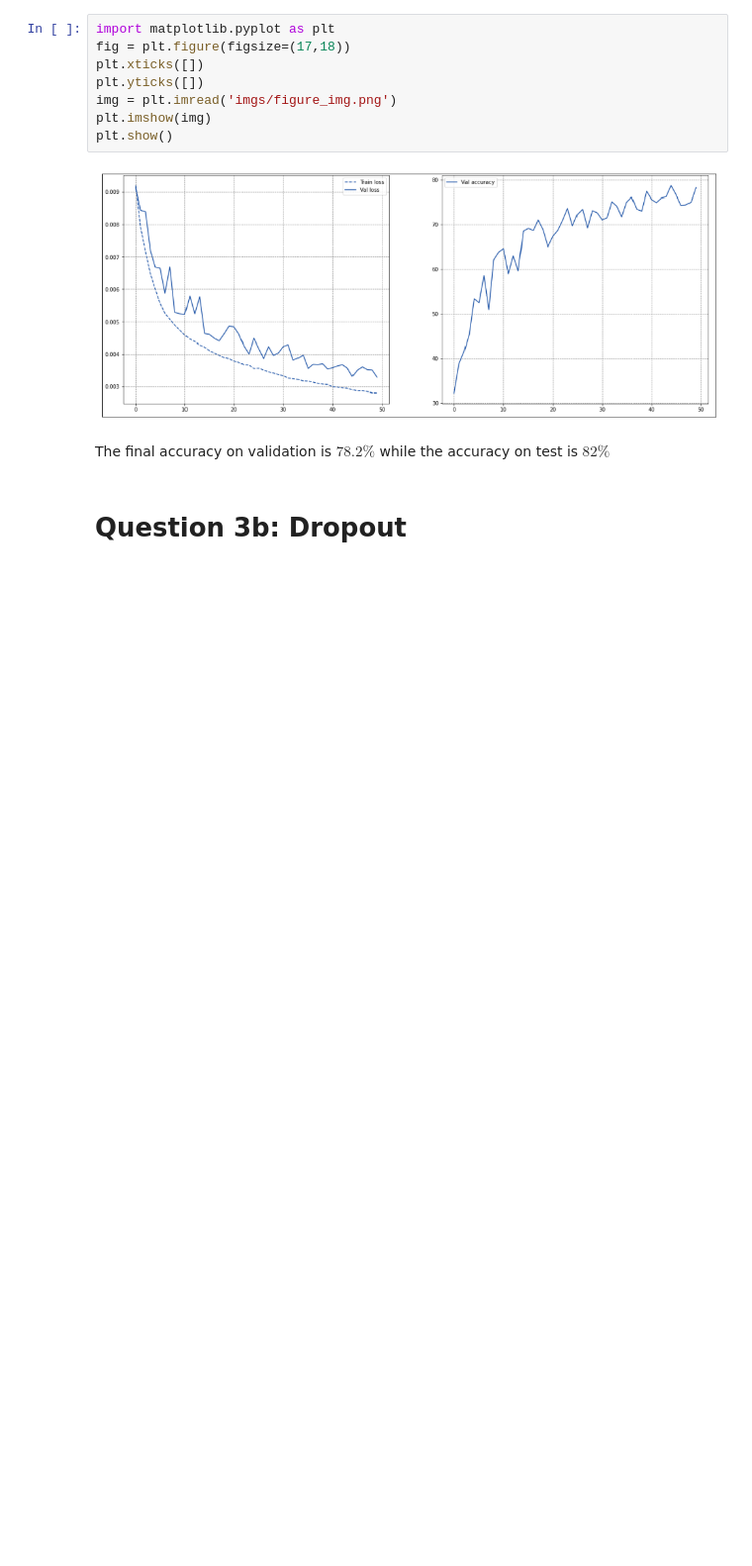
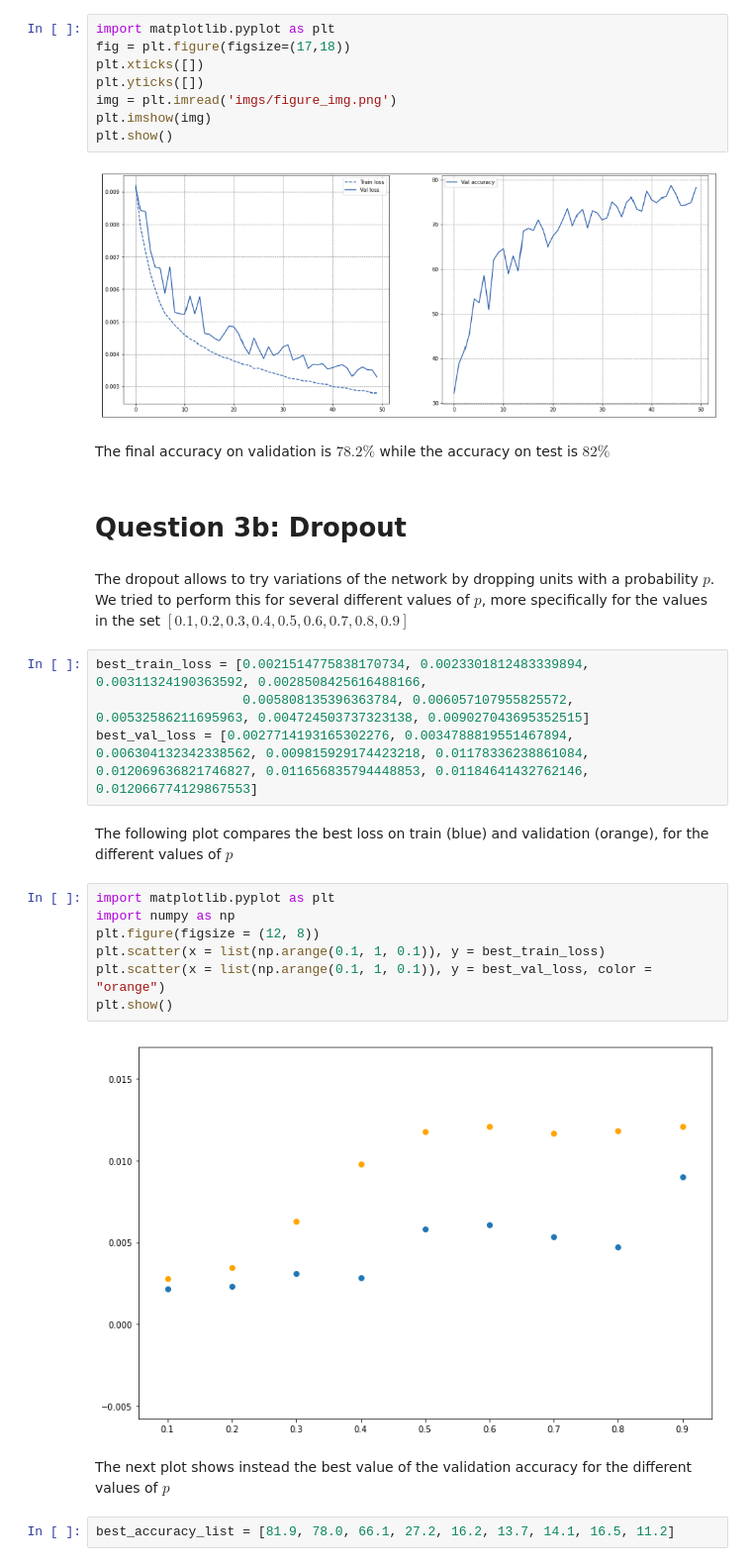
Before and after one commit to fabiomontello/AML-projects, a Jupyter notebook: HW3/AML Assignment 3 - report - Q3.ipynb, the cells around one changed output. Shown: that part at 99% size. Drawn from its saved outputs; the diff is of its cells as text; blank space fills up the shorter version.

```diff
--- a/HW3/AML Assignment 3 - report - Q3.ipynb
+++ b/HW3/AML Assignment 3 - report - Q3.ipynb
@@ -205,3 +205,25 @@ plt.show()
 The final accuracy on validation is $78.2\%$ while the accuracy on test is $82\%$
 # %% [markdown]
 # Question 3b: Dropout
+# %% [markdown]
+The dropout allows to try variations of the network by dropping units with a probability $p$. We tried to perform this for several different values of $p$, more specifically for the values in the set $[0.1, 0.2, 0.3, 0.4, 0.5, 0.6, 0.7, 0.8, 0.9]$
+# %%
+best_train_loss = [0.0021514775838170734, 0.0023301812483339894, 0.00311324190363592, 0.0028508425616488166,
+                   0.005808135396363784, 0.006057107955825572, 0.00532586211695963, 0.004724503737323138, 0.009027043695352515]
+best_val_loss = [0.0027714193165302276, 0.0034788819551467894, 0.006304132342338562, 0.009815929174423218, 0.01178336238861084,
+0.012069636821746827, 0.011656835794448853, 0.01184641432762146, 0.012066774129867553]
+# %% [markdown]
+The following plot compares the best loss on train (blue) and validation (orange), for the different values of $p$
+# %%
+import matplotlib.pyplot as plt
+import numpy as np
+plt.figure(figsize = (12, 8))
+plt.scatter(x = list(np.arange(0.1, 1, 0.1)), y = best_train_loss)
+plt.scatter(x = list(np.arange(0.1, 1, 0.1)), y = best_val_loss, color = "orange")
+plt.show()
+# %% [output]
+[figure, added]
+# %% [markdown]
+The next plot shows instead the best value of the validation accuracy for the different values of $p$
+# %%
+best_accuracy_list = [81.9, 78.0, 66.1, 27.2, 16.2, 13.7, 14.1, 16.5, 11.2]
```
Also changed, not shown: parts of 4 cells of this notebook.
